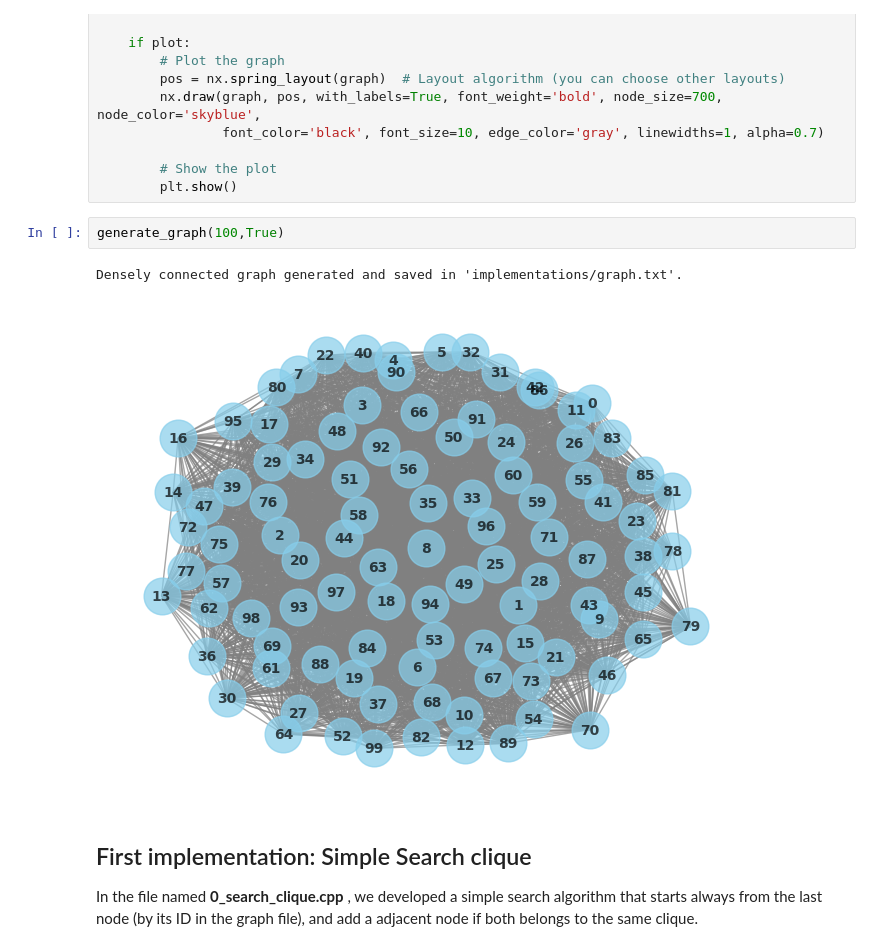
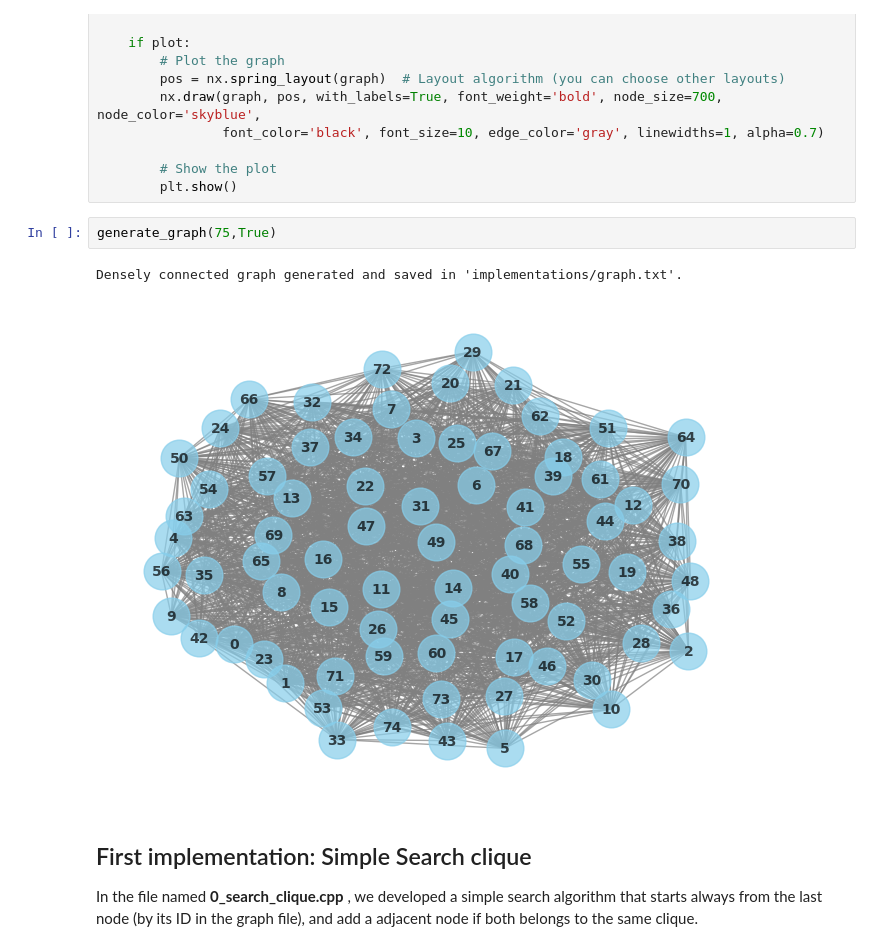
Before and after one commit to matheus-1618/Maximal-Clique-Problem, a Jupyter notebook: src/Report.ipynb, the cells around one changed output. Cells and saved outputs as stored; diff of their text form.

Commit message:
Add more graphs

```diff
--- a/src/Report.ipynb
+++ b/src/Report.ipynb
@@ -82,10 +82,10 @@ def generate_graph(vertex: int, plot: bool):
         # Show the plot
         plt.show()
 # %%
-generate_graph(100,True)
+generate_graph(75,True)
 # %% [output]
 Densely connected graph generated and saved in 'implementations/graph.txt'.
-[figure, old version]
+[figure, new version]
 # %% [markdown]
 ## First implementation: Simple Search clique
 In the file named **0_search_clique.cpp** , we developed a simple search algorithm that starts always from the last node (by its ID in the graph file), and add a adjacent node if both belongs to the same clique.
```
Also changed, not shown: parts of 9 cells of this notebook.
